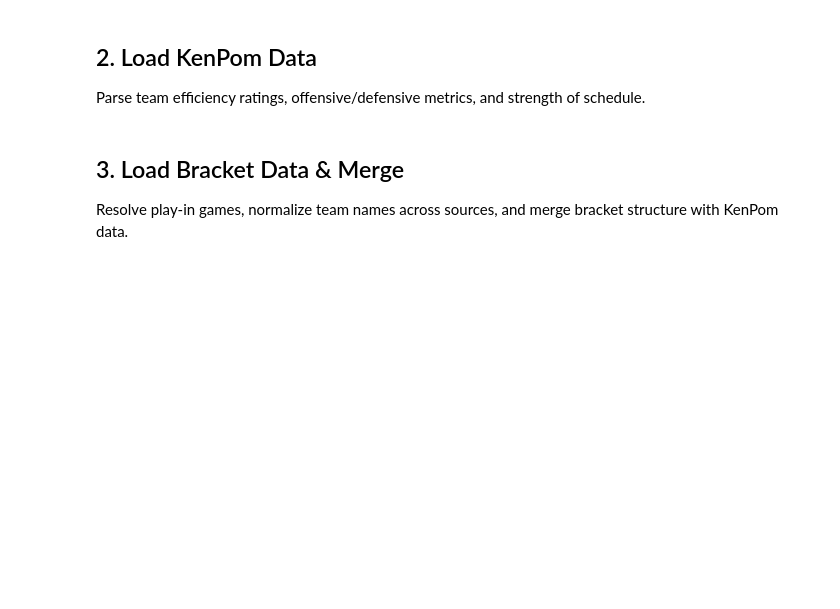
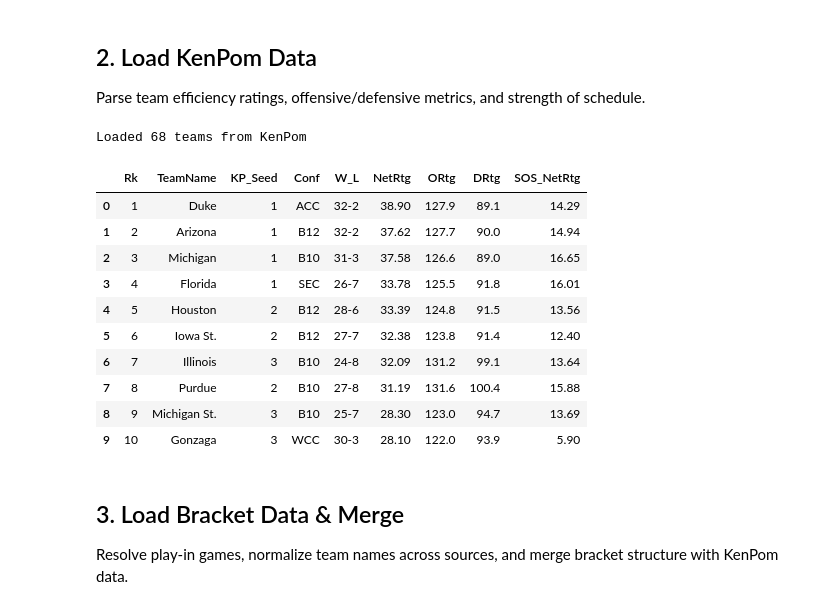
Before and after one commit to max-miller1204/march-madness-analytics, a Jupyter notebook: final_four_analysis.ipynb, the cells around one changed output. Cells and saved outputs as stored; diff of their text form; code cells hidden in the pictures; blank space fills up the shorter version.

```diff
--- a/final_four_analysis.ipynb
+++ b/final_four_analysis.ipynb
@@ -32,27 +34,40 @@ Parse team efficiency ratings, offensive/defensive metrics, and strength of sche
 # %%
 col_names = ['Rk', 'Team', 'Conf', 'W_L', 'NetRtg', 'ORtg', 'DRtg', 'AdjT', 'Luck',
              'SOS_NetRtg', 'SOS_ORtg', 'SOS_DRtg', 'NCSOS_NetRtg']
-kenpom = pd.read_csv('kenpom.csv', skiprows=2, header=None, names=col_names)
+kenpom = pd.read_csv('scraped_data/kenpom.csv', skiprows=2, header=None, names=col_names)
 
 # Parse seed from team name (e.g., "Duke 1" -> ("Duke", 1))
 def parse_team_seed(team_str):
     m = re.match(r'(.+?)\s+(\d+)$', str(team_str))
     if m:
         return m.group(1).strip(), int(m.group(2))
     return str(team_str).strip(), None
 
 kenpom[['TeamName', 'KP_Seed']] = kenpom['Team'].apply(
     lambda x: pd.Series(parse_team_seed(x))
 )
 
 for col in ['Rk', 'NetRtg', 'ORtg', 'DRtg', 'AdjT', 'Luck',
             'SOS_NetRtg', 'SOS_ORtg', 'SOS_DRtg', 'NCSOS_NetRtg']:
     kenpom[col] = pd.to_numeric(kenpom[col], errors='coerce')
 kenpom['Rk'] = kenpom['Rk'].astype(int)
 kenpom['KP_Seed'] = kenpom['KP_Seed'].astype(int)
 
 print(f'Loaded {len(kenpom)} teams from KenPom')
 kenpom[['Rk', 'TeamName', 'KP_Seed', 'Conf', 'W_L', 'NetRtg', 'ORtg', 'DRtg', 'SOS_NetRtg']].head(10)
+# %% [output]
+Loaded 68 teams from KenPom
+|  | Rk | TeamName | KP_Seed | Conf | W_L | NetRtg | ORtg | DRtg | SOS_NetRtg |
+| 0 | 1 | Duke | 1 | ACC | 32-2 | 38.90 | 127.9 | 89.1 | 14.29 |
+| 1 | 2 | Arizona | 1 | B12 | 32-2 | 37.62 | 127.7 | 90.0 | 14.94 |
+| 2 | 3 | Michigan | 1 | B10 | 31-3 | 37.58 | 126.6 | 89.0 | 16.65 |
+| 3 | 4 | Florida | 1 | SEC | 26-7 | 33.78 | 125.5 | 91.8 | 16.01 |
+| 4 | 5 | Houston | 2 | B12 | 28-6 | 33.39 | 124.8 | 91.5 | 13.56 |
+| 5 | 6 | Iowa St. | 2 | B12 | 27-7 | 32.38 | 123.8 | 91.4 | 12.40 |
+| 6 | 7 | Illinois | 3 | B10 | 24-8 | 32.09 | 131.2 | 99.1 | 13.64 |
+| 7 | 8 | Purdue | 2 | B10 | 27-8 | 31.19 | 131.6 | 100.4 | 15.88 |
+| 8 | 9 | Michigan St. | 3 | B10 | 25-7 | 28.30 | 123.0 | 94.7 | 13.69 |
+| 9 | 10 | Gonzaga | 3 | WCC | 30-3 | 28.10 | 122.0 | 93.9 | 5.90 |
 # %% [markdown]
 ## 3. Load Bracket Data & Merge
 
```
Also changed, not shown: parts of 12 cells of this notebook, 14 other files.
